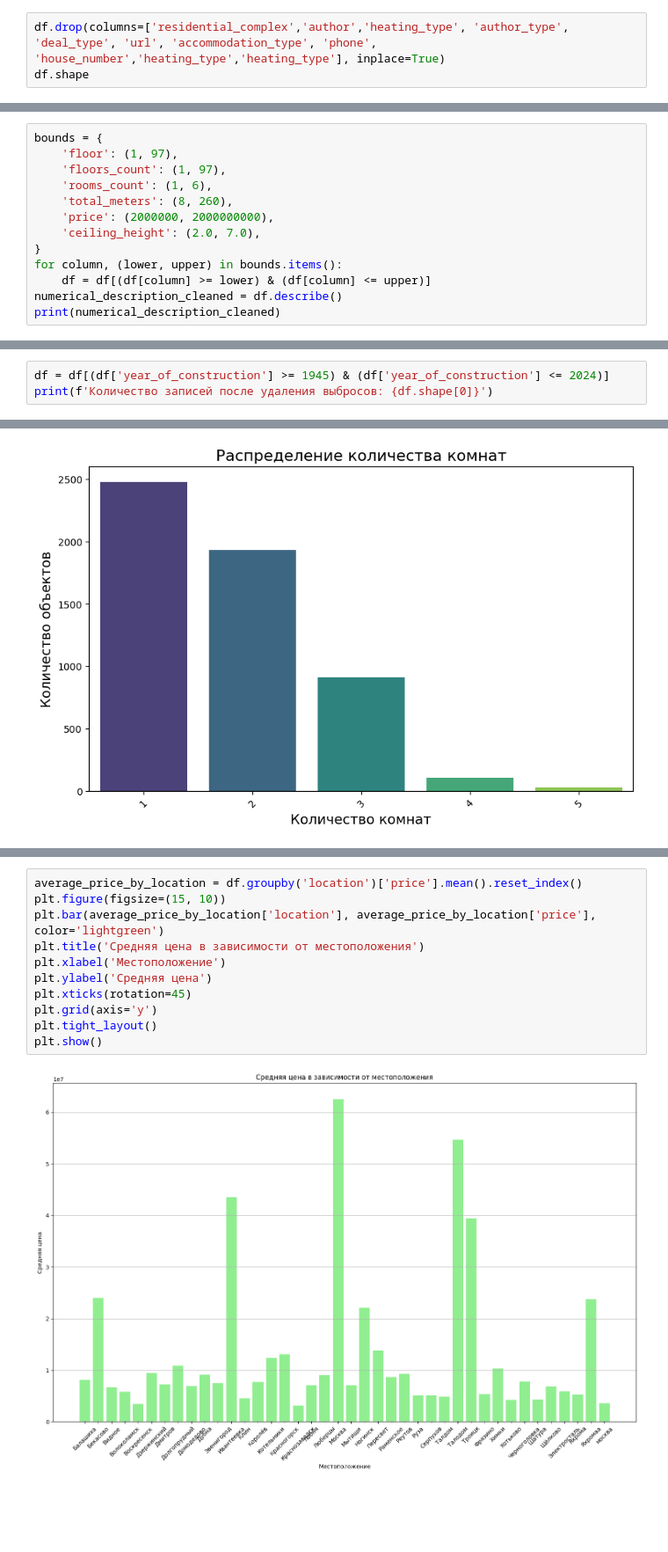
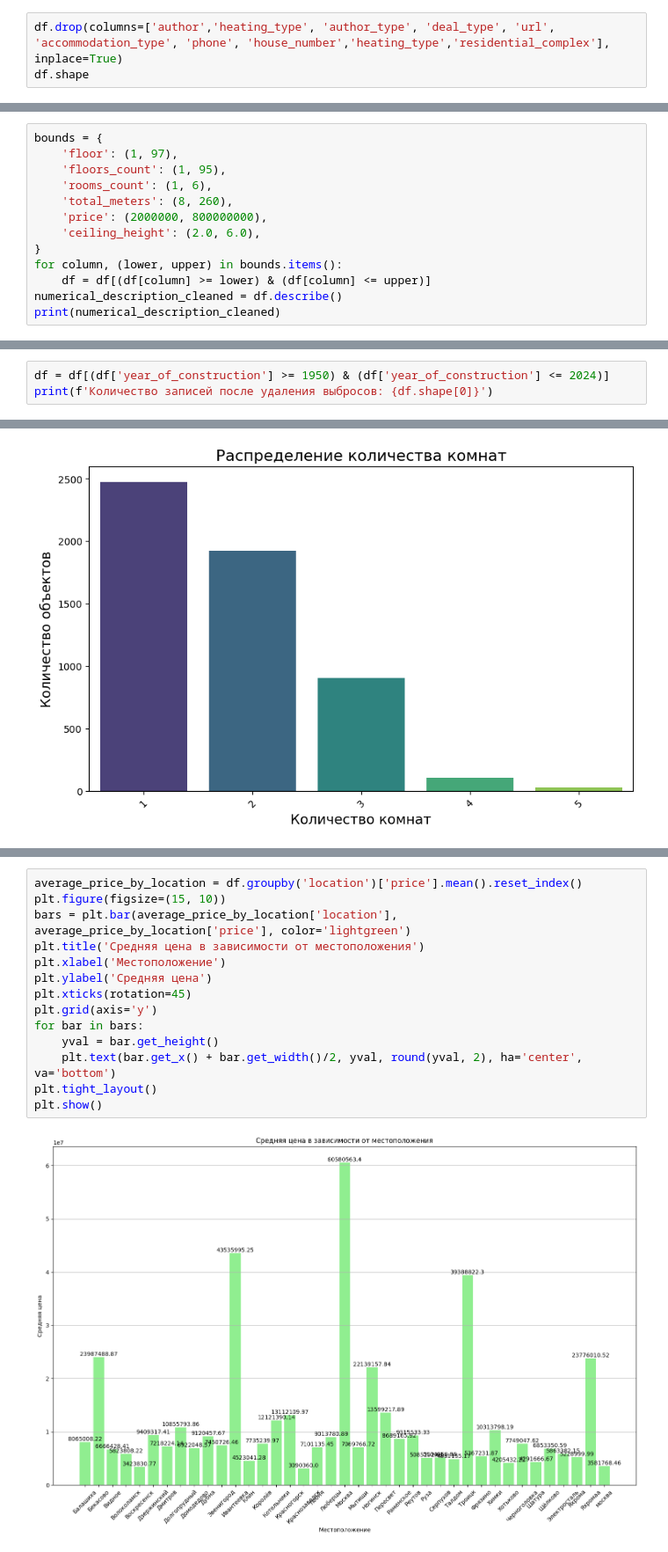
Before and after one commit to Sr123Saha/Data_analysis, a Jupyter notebook: main/main.ipynb, the cells around one changed output, grey strips where cells are left out. Shown at 88% size. Cells and saved outputs as stored; diff of their text form; blank space fills up the shorter version.

```diff
--- a/main/main.ipynb
+++ b/main/main.ipynb
@@ -24,4 +25,4 @@ df.head(100)
 # %%
-df.drop(columns=['residential_complex','author','heating_type', 'author_type', 'deal_type', 'url', 'accommodation_type', 'phone', 'house_number','heating_type','heating_type'], inplace=True)
+df.drop(columns=['author','heating_type', 'author_type', 'deal_type', 'url', 'accommodation_type', 'phone', 'house_number','heating_type','residential_complex'], inplace=True)
 df.shape
 # %% [output]
@@ -247,11 +277,11 @@ ceiling_height              1      0.01
 # %%
 bounds = {
     'floor': (1, 97),
-    'floors_count': (1, 97),
+    'floors_count': (1, 95),
     'rooms_count': (1, 6),
     'total_meters': (8, 260),
-    'price': (2000000, 2000000000),
-    'ceiling_height': (2.0, 7.0),
+    'price': (2000000, 800000000),
+    'ceiling_height': (2.0, 6.0),
 }
 for column, (lower, upper) in bounds.items():
     df = df[(df[column] >= lower) & (df[column] <= upper)]
@@ -397,4 +434,4 @@ memory usage: 772.3+ KB
 # %%
-df = df[(df['year_of_construction'] >= 1945) & (df['year_of_construction'] <= 2024)]
+df = df[(df['year_of_construction'] >= 1950) & (df['year_of_construction'] <= 2024)]
 print(f'Количество записей после удаления выбросов: {df.shape[0]}')
 # %% [output]
@@ -469,13 +509,16 @@ Passing `palette` without assigning `hue` is deprecated and will be removed in v
 # %%
 average_price_by_location = df.groupby('location')['price'].mean().reset_index()
 plt.figure(figsize=(15, 10))
-plt.bar(average_price_by_location['location'], average_price_by_location['price'], color='lightgreen')
+bars = plt.bar(average_price_by_location['location'], average_price_by_location['price'], color='lightgreen')
 plt.title('Средняя цена в зависимости от местоположения')
 plt.xlabel('Местоположение')
 plt.ylabel('Средняя цена')
 plt.xticks(rotation=45)
 plt.grid(axis='y')
+for bar in bars:
+    yval = bar.get_height()
+    plt.text(bar.get_x() + bar.get_width()/2, yval, round(yval, 2), ha='center', va='bottom')
 plt.tight_layout()
 plt.show()
 # %% [output]
-[figure, old version]
+[figure, new version]
```
Also changed, not shown: parts of 44 cells of this notebook, 2 other files.
